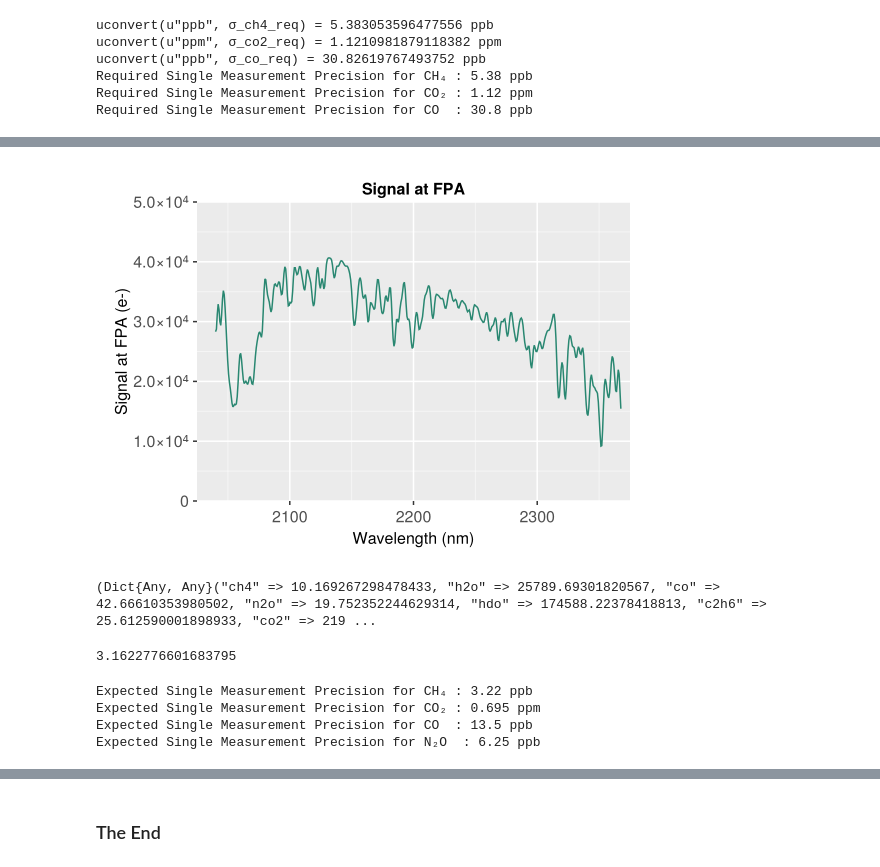
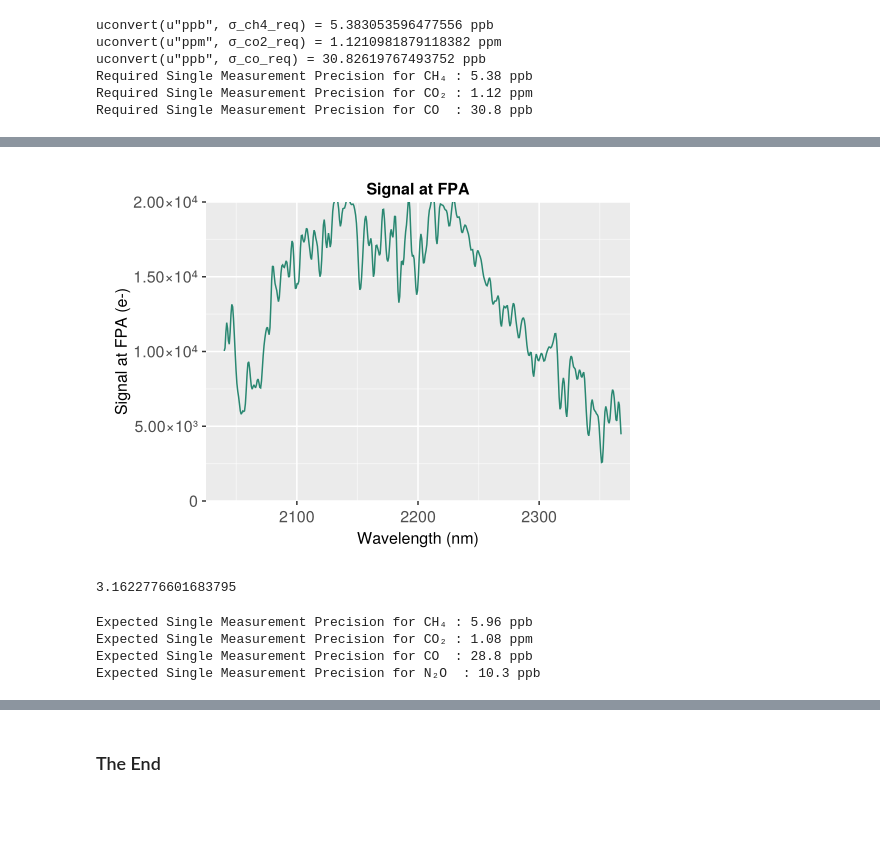
Before and after one commit to Carbon-I/CarbonI, a Jupyter notebook: src/notebooks/ParameterSensitivity.ipynb, the cells around one changed output, grey strips where cells are left out. Drawn from its saved outputs; the diff is of its cells as text; code cells hidden in the pictures; blank space fills up the shorter version.

Commit message:
updates to use correct integration time

```diff
--- a/src/notebooks/ParameterSensitivity.ipynb
+++ b/src/notebooks/ParameterSensitivity.ipynb
@@ -71,8 +71,8 @@ Required Single Measurement Precision for CH₄ : 5.38 ppb
 Required Single Measurement Precision for CO₂ : 1.12 ppm
 Required Single Measurement Precision for CO  : 30.8 ppb
 # %%
-# Use the reference scenario
-scenario = CarbonI.reference_scenario();
+# Use the tropical scenario
+scenario = CarbonI.stressing_scenario();
 
 # Load CBE specs
 cbe_specs = CarbonI.build_instrument("CBE");
@@ -84,12 +95,14 @@ req_specs = CarbonI.build_instrument("Requirement");
 # %%
-# Create required Instrument model
-ins_req = InstrumentOperator.createGratingNoiseModel(req_specs.ET, req_specs.Pitch,
-		req_specs.FPA_quantum_efficiency, req_specs.bench_efficiency,
+# Create required Instrument model but with 57 ms integration time
+#ins_req = InstrumentOperator.createGratingNoiseModel(req_specs.ET, req_specs.Pitch,
+ins_req = InstrumentOperator.createGratingNoiseModel(57.0u"ms", req_specs.Pitch,
+        req_specs.FPA_quantum_efficiency, req_specs.bench_efficiency,
 		req_specs.Fnumber, 2*req_specs.SSI,
 		(req_specs.readout_noise), req_specs.dark_current);
 
 # Create required Instrument model
-ins_cbe = InstrumentOperator.createGratingNoiseModel(cbe_specs.ET, cbe_specs.Pitch,
+#ins_cbe = InstrumentOperator.createGratingNoiseModel(cbe_specs.ET, cbe_specs.Pitch,
+ins_cbe = InstrumentOperator.createGratingNoiseModel(57.0u"ms", cbe_specs.Pitch,
 		cbe_specs.FPA_quantum_efficiency, cbe_specs.bench_efficiency,
 		cbe_specs.Fnumber, 2*cbe_specs.SSI,
 		(cbe_specs.readout_noise), cbe_specs.dark_current);
@@ -196,19 +209,17 @@ f
 # %%
 # Show signal at FPA
 signal = InstrumentOperator.photons_at_fpa(ins_req, (req_specs.instrument_wl)u"nm", (q2)u"mW/m^2/nm/sr")
 f = Figure(resolution=(550,400))
 ax = Axis(f[1,1], xlabel="Wavelength (nm)", ylabel="Signal at FPA (e-)",  title="Signal at FPA")
 lines!(ax,req_specs.instrument_wl,signal,color=CarbonI_colors[3],label="Signal")
 xlims!(ax,2025,2375)
-ylims!(ax,0,50000)
+ylims!(ax,0,25000)
 save("/Users/drt/src/CarbonI-drt/plots/final/SignalAtFPA.pdf",f)
 f
 # %% [output]
-[figure, old version]
+[figure, new version]
 # %%
 error_req, F_req = calc_rel_error(req_specs, x_req, solarIrr_req, refl_req, scenario.sza, σ_matrix_req, profile_req, h_req, ins_req, Sₐ_req, return_F=true)
-error_cbe, F_cbe = calc_rel_error(cbe_specs, x_cbe, solarIrr_cbe, refl_cbe, scenario.sza, σ_matrix_cbe, profile_cbe, h_cbe, ins_cbe, Sₐ_cbe, return_F=true)
+error_cbe, F_cbe = calc_rel_error(cbe_specs, x_cbe, solarIrr_cbe, refl_cbe, scenario.sza, σ_matrix_cbe, profile_cbe, h_cbe, ins_cbe, Sₐ_cbe, return_F=true);
-# %% [output]
-(Dict{Any, Any}("ch4" => 10.169267298478433, "h2o" => 25789.69301820567, "co" => 42.66610353980502, "n2o" => 19.752352244629314, "hdo" => 174588.22378418813, "c2h6" => 25.612590001898933, "co2" => 219 ...
 # %%
 sqrtN = sqrt(req_specs.coadd_rate)
@@ -220,10 +232,10 @@ sqrtN = sqrt(req_specs.coadd_rate)
 @printf("Expected Single Measurement Precision for CO  : %.3g ppb\n",  error_cbe["co"]/sqrtN)
 @printf("Expected Single Measurement Precision for N₂O  : %.3g ppb\n",  error_cbe["n2o"]/sqrtN)
 # %% [output]
-Expected Single Measurement Precision for CH₄ : 3.22 ppb
-Expected Single Measurement Precision for CO₂ : 0.695 ppm
-Expected Single Measurement Precision for CO  : 13.5 ppb
-Expected Single Measurement Precision for N₂O  : 6.25 ppb
+Expected Single Measurement Precision for CH₄ : 5.96 ppb
+Expected Single Measurement Precision for CO₂ : 1.08 ppm
+Expected Single Measurement Precision for CO  : 28.8 ppb
+Expected Single Measurement Precision for N₂O  : 10.3 ppb
 # %%
 # Now get total efficiency at different F-numbers
 
```
Also changed, not shown: parts of 11 cells of this notebook.
